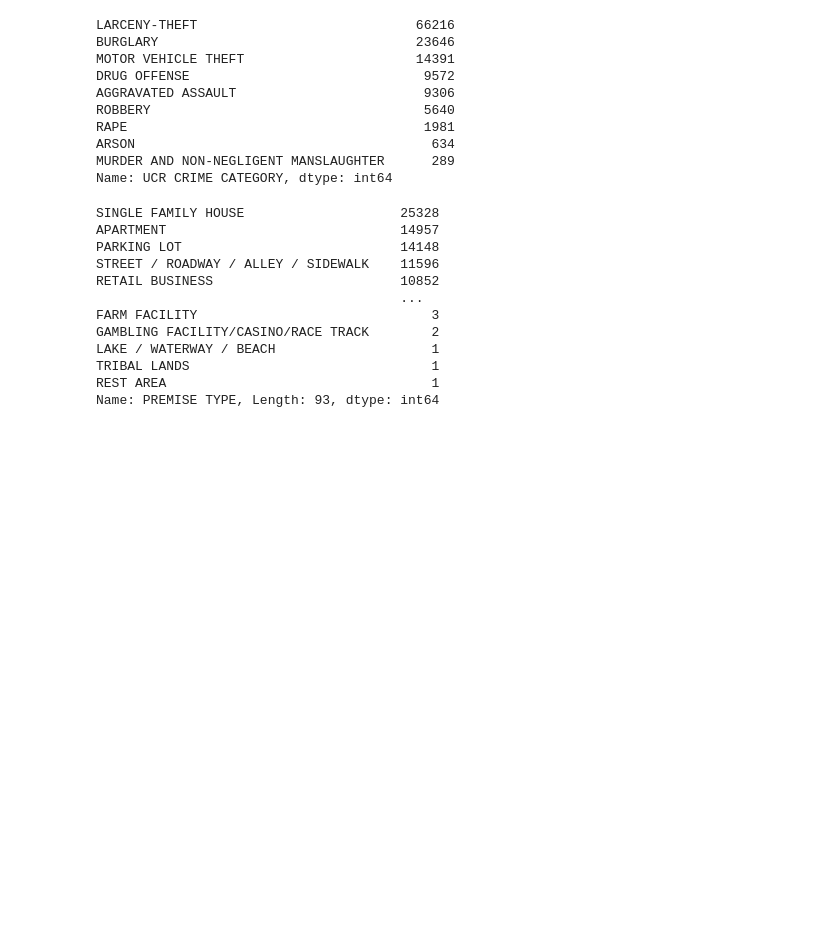
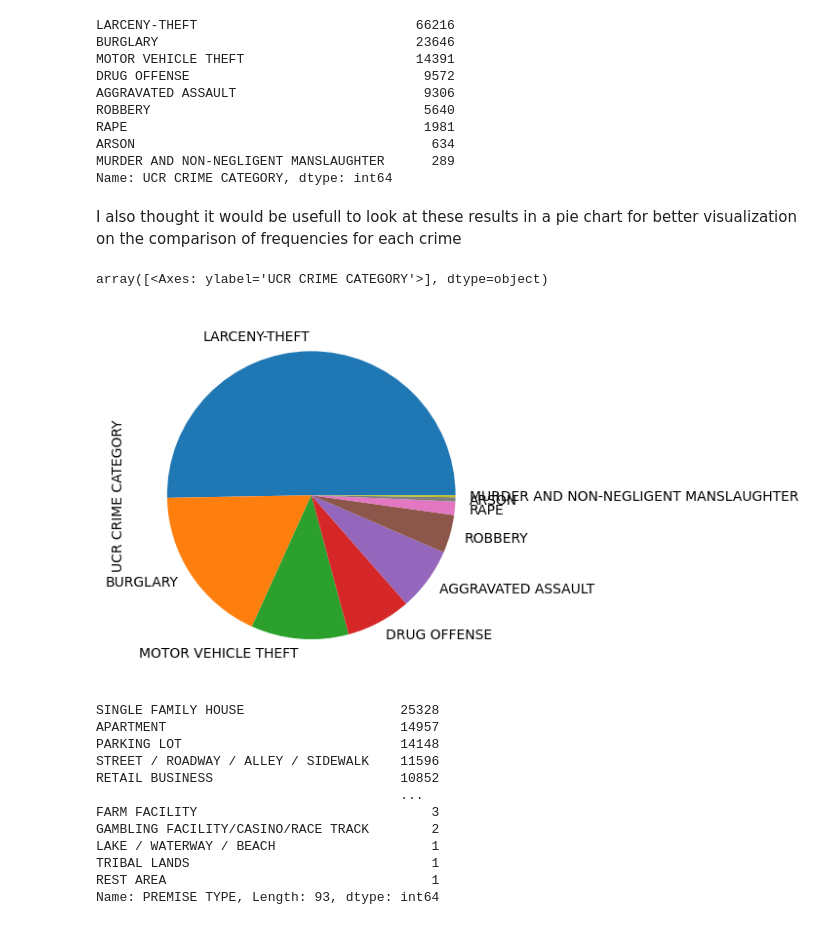
Before and after one commit to ekaterga/stc510, a Jupyter notebook: Module3Basics.ipynb, the cells around one changed output. Drawn from its saved outputs; the diff is of its cells as text; code cells hidden in the pictures; blank space fills up the shorter version.

```diff
--- a/Module3Basics.ipynb
+++ b/Module3Basics.ipynb
@@ -54,6 +29,13 @@ RAPE                                      1981
 ARSON                                      634
 MURDER AND NON-NEGLIGENT MANSLAUGHTER      289
 Name: UCR CRIME CATEGORY, dtype: int64
+# %% [markdown]
+I also thought it would be usefull to look at these results in a pie chart for better visualization on the comparison of frequencies for each crime
+# %%
+category_counts.plot(kind='pie',subplots=True)
+# %% [output]
+array([<Axes: ylabel='UCR CRIME CATEGORY'>], dtype=object)
+[figure, added]
 # %%
 premise_counts = crime_data['PREMISE TYPE'].value_counts()
 # %%
```
Also changed, not shown: parts of 29 cells of this notebook.
